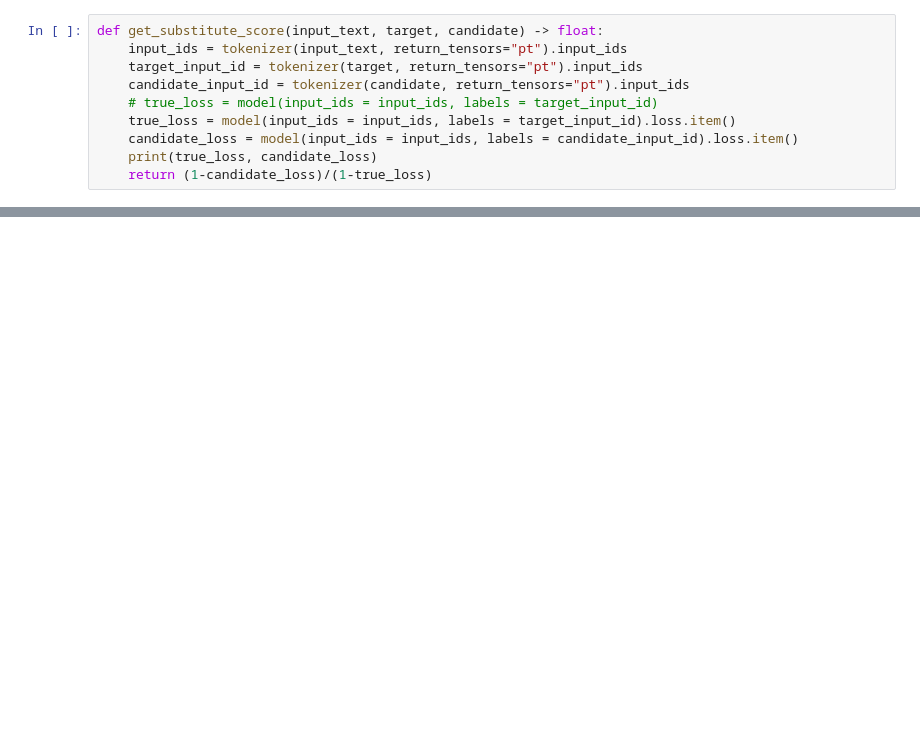
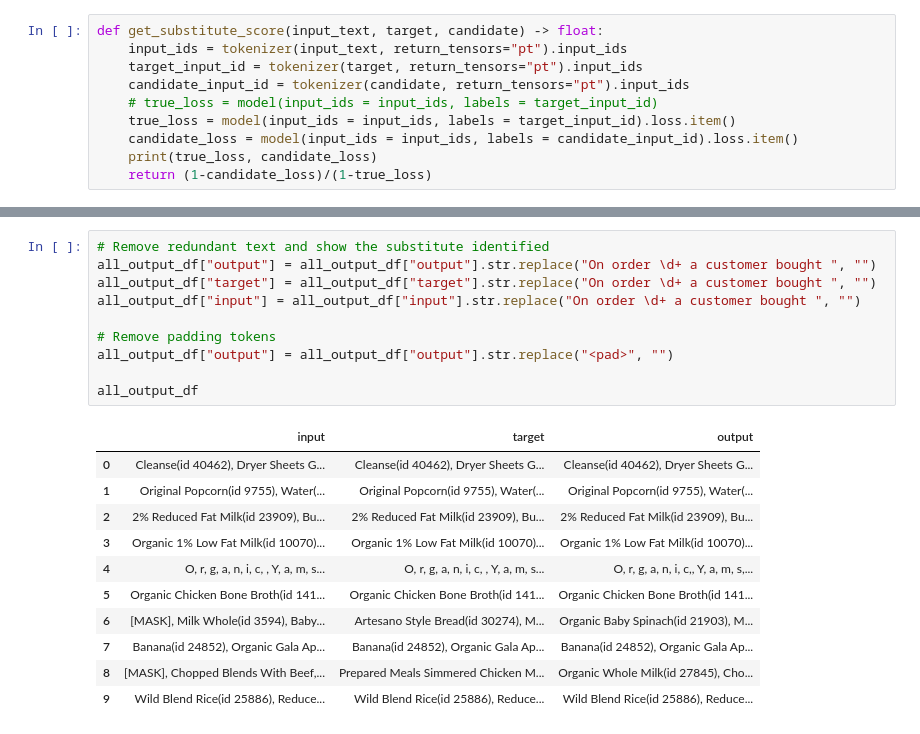
Before and after one commit to xubosen/rotman_mma_datathon_team_2, a Jupyter notebook: Analysis/naive_infilling_classifier.ipynb, the cells around one changed output, grey strips where cells are left out. Drawn from its saved outputs; the diff is of its cells as text; blank space fills up the shorter version.

```diff
--- a/Analysis/naive_infilling_classifier.ipynb
+++ b/Analysis/naive_infilling_classifier.ipynb
@@ -279,0 +272,22 @@ all_output_df
+# %%
+# Remove redundant text and show the substitute identified
+all_output_df["output"] = all_output_df["output"].str.replace("On order \d+ a customer bought ", "")
+all_output_df["target"] = all_output_df["target"].str.replace("On order \d+ a customer bought ", "")
+all_output_df["input"] = all_output_df["input"].str.replace("On order \d+ a customer bought ", "")
+
+# Remove padding tokens
+all_output_df["output"] = all_output_df["output"].str.replace("<pad>", "")
+
+all_output_df
+# %% [output]
+|  | input | target | output |
+| 0 | Cleanse(id 40462), Dryer Sheets G... | Cleanse(id 40462), Dryer Sheets G... | Cleanse(id 40462), Dryer Sheets G... |
+| 1 | Original Popcorn(id 9755), Water(... | Original Popcorn(id 9755), Water(... | Original Popcorn(id 9755), Water(... |
+| 2 | 2% Reduced Fat Milk(id 23909), Bu... | 2% Reduced Fat Milk(id 23909), Bu... | 2% Reduced Fat Milk(id 23909), Bu... |
+| 3 | Organic 1% Low Fat Milk(id 10070)... | Organic 1% Low Fat Milk(id 10070)... | Organic 1% Low Fat Milk(id 10070)... |
+| 4 | O, r, g, a, n, i, c, , Y, a, m, s... | O, r, g, a, n, i, c, , Y, a, m, s... | O, r, g, a, n, i, c,, Y, a, m, s,... |
+| 5 | Organic Chicken Bone Broth(id 141... | Organic Chicken Bone Broth(id 141... | Organic Chicken Bone Broth(id 141... |
+| 6 | [MASK], Milk Whole(id 3594), Baby... | Artesano Style Bread(id 30274), M... | Organic Baby Spinach(id 21903), M... |
+| 7 | Banana(id 24852), Organic Gala Ap... | Banana(id 24852), Organic Gala Ap... | Banana(id 24852), Organic Gala Ap... |
+| 8 | [MASK], Chopped Blends With Beef,... | Prepared Meals Simmered Chicken M... | Organic Whole Milk(id 27845), Cho... |
+| 9 | Wild Blend Rice(id 25886), Reduce... | Wild Blend Rice(id 25886), Reduce... | Wild Blend Rice(id 25886), Reduce... |
```
Also changed, not shown: parts of 47 cells of this notebook, 1 other file.
